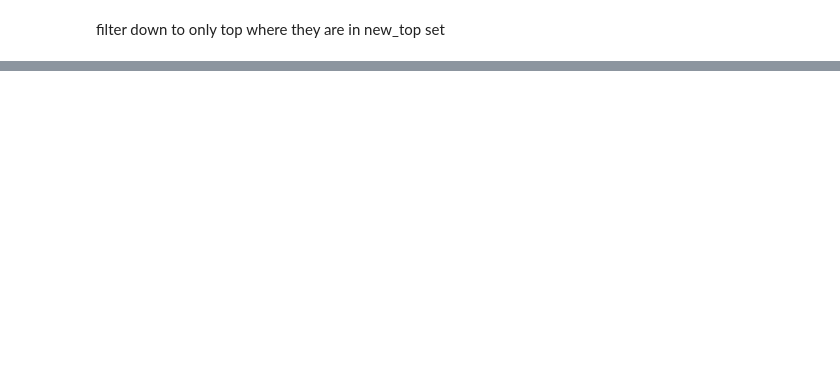
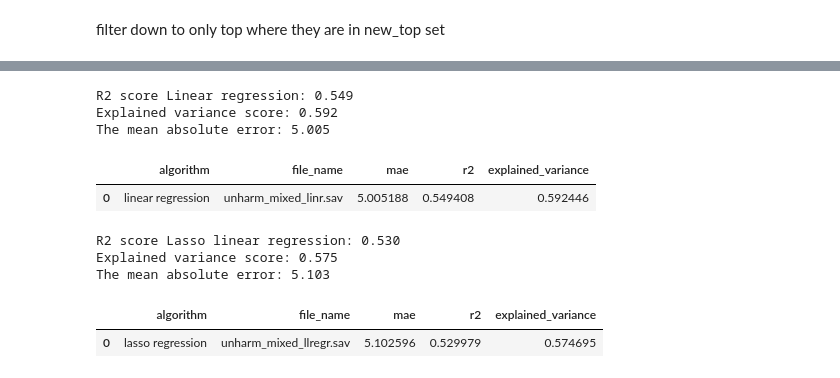
Before and after one commit to brainspinner/cvasl, a Jupyter notebook: harmonization_paper/ml_experiment3.ipynb, the cells around one changed output, grey strips where cells are left out. Cells and saved outputs as stored; diff of their text form; code cells hidden in the pictures; blank space fills up the shorter version.

```diff
--- a/harmonization_paper/ml_experiment3.ipynb
+++ b/harmonization_paper/ml_experiment3.ipynb
@@ -352,0 +493,20 @@ print('The mean absolute error: %.3f' % mean_absolute_error(y_top_test, y_top_pr
+# %%
+print('R2 score Linear regression: %.3f' % linr.score(X_top_test,y_top_test))
+print('Explained variance score: %.3f'  % metrics.explained_variance_score(y_top_test, y_top_pred))
+print('The mean absolute error: %.3f' % mean_absolute_error(y_top_test, y_top_pred))
+# %% [output]
+R2 score Linear regression: 0.549
+Explained variance score: 0.592
+The mean absolute error: 5.005
+# %%
+data= [[
+    'linear regression',
+    'unharm_mixed_linr.sav',
+    mean_absolute_error(y_top_test, y_top_pred),
+    linr.score(X_top_test,y_top_test),
+    metrics.explained_variance_score(y_top_test, y_top_pred)]]
+linr_results_top = pd.DataFrame(data, columns=['algorithm','file_name','mae', 'r2', 'explained_variance'])
+linr_results_top
+# %% [output]
+|  | algorithm | file_name | mae | r2 | explained_variance |
+| 0 | linear regression | unharm_mixed_linr.sav | 5.005188 | 0.549408 | 0.592446 |
@@ -352,0 +524,20 @@ print('The mean absolute error: %.3f' % mean_absolute_error(y_top_test, y_top_pr
+# %%
+print('R2 score Lasso linear regression: %.3f' % llreg.score(X_top_test,y_top_test))
+print('Explained variance score: %.3f'  % metrics.explained_variance_score(y_top_test, y_top_pred))
+print('The mean absolute error: %.3f' % mean_absolute_error(y_top_test, y_top_pred))
+# %% [output]
+R2 score Lasso linear regression: 0.530
+Explained variance score: 0.575
+The mean absolute error: 5.103
+# %%
+data= [[
+    'lasso regression',
+    'unharm_mixed_llregr.sav',
+    mean_absolute_error(y_top_test, y_top_pred),
+    llreg.score(X_top_test,y_top_test),
+    metrics.explained_variance_score(y_top_test, y_top_pred)]]
+llreg_results_top = pd.DataFrame(data, columns=['algorithm','file_name','mae', 'r2', 'explained_variance'])
+llreg_results_top
+# %% [output]
+|  | algorithm | file_name | mae | r2 | explained_variance |
+| 0 | lasso regression | unharm_mixed_llregr.sav | 5.102596 | 0.529979 | 0.574695 |
```
Also changed, not shown: parts of 100 cells of this notebook.
